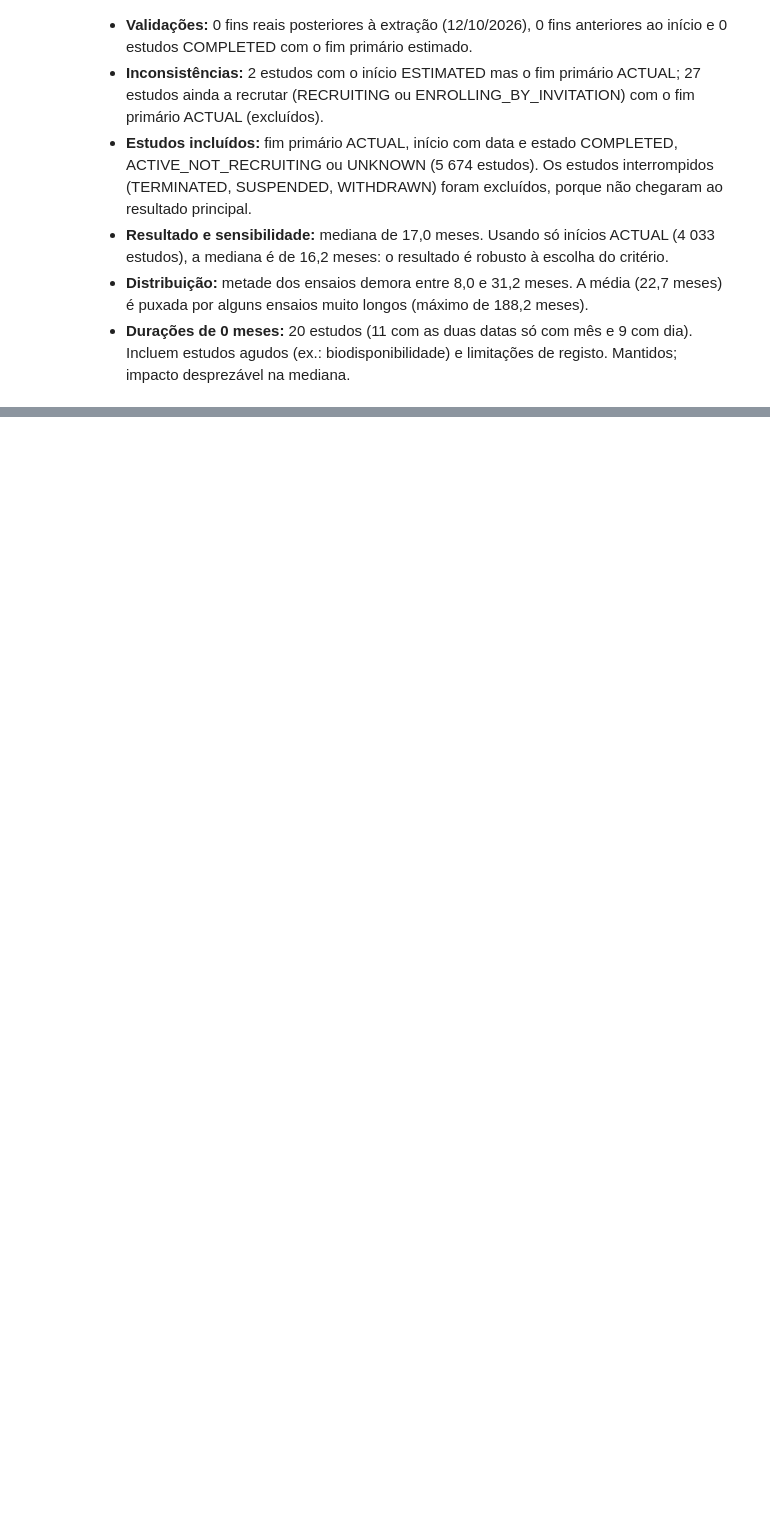
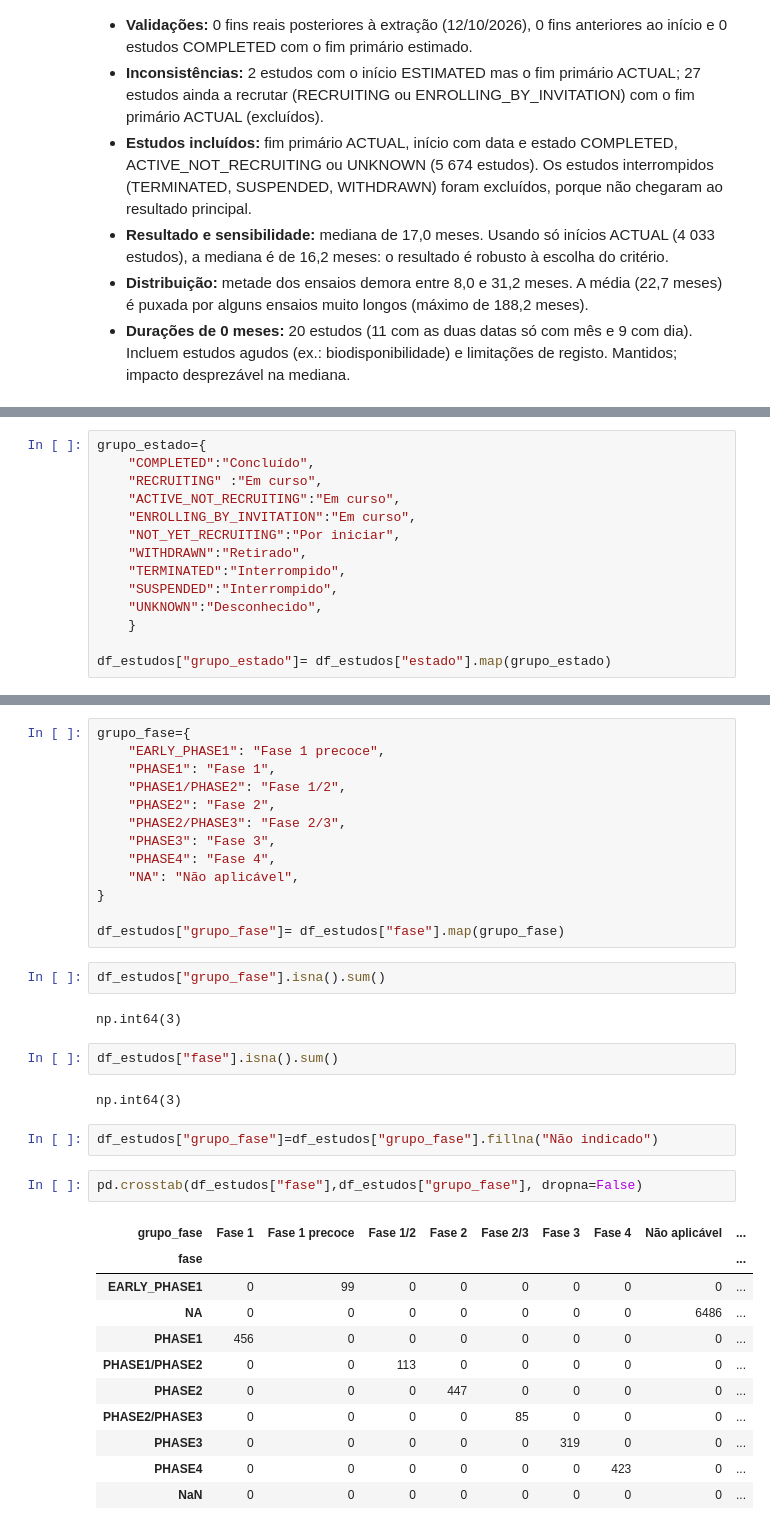
Before and after one commit to nanasofiait-dev/ensaios-obesidade, a Jupyter notebook: notebooks/02_limpeza.ipynb, the cells around one changed output, grey strips where cells are left out. Cells and saved outputs as stored; diff of their text form; blank space fills up the shorter version.

Commit message:
Agrupa e traduz as categorias de estado, fase, patrocinador e intervenção

```diff
--- a/notebooks/02_limpeza.ipynb
+++ b/notebooks/02_limpeza.ipynb
@@ -746,0 +763,14 @@ Name: titulo, dtype: str
+# %%
+grupo_estado={
+    "COMPLETED":"Concluído",
+    "RECRUITING" :"Em curso",
+    "ACTIVE_NOT_RECRUITING":"Em curso",
+    "ENROLLING_BY_INVITATION":"Em curso",
+    "NOT_YET_RECRUITING":"Por iniciar",
+    "WITHDRAWN":"Retirado",
+    "TERMINATED":"Interrompido",
+    "SUSPENDED":"Interrompido",
+    "UNKNOWN":"Desconhecido",
+    }
+
+df_estudos["grupo_estado"]= df_estudos["estado"].map(grupo_estado)
@@ -746,0 +828,37 @@ Name: titulo, dtype: str
+# %%
+grupo_fase={
+    "EARLY_PHASE1": "Fase 1 precoce",
+    "PHASE1": "Fase 1",
+    "PHASE1/PHASE2": "Fase 1/2",
+    "PHASE2": "Fase 2",
+    "PHASE2/PHASE3": "Fase 2/3",
+    "PHASE3": "Fase 3",
+    "PHASE4": "Fase 4",
+    "NA": "Não aplicável",
+}
+
+df_estudos["grupo_fase"]= df_estudos["fase"].map(grupo_fase)
+# %%
+df_estudos["grupo_fase"].isna().sum()
+# %% [output]
+np.int64(3)
+# %%
+df_estudos["fase"].isna().sum()
+# %% [output]
+np.int64(3)
+# %%
+df_estudos["grupo_fase"]=df_estudos["grupo_fase"].fillna("Não indicado")
+# %%
+pd.crosstab(df_estudos["fase"],df_estudos["grupo_fase"], dropna=False)
+# %% [output]
+| grupo_fase | Fase 1 | Fase 1 precoce | Fase 1/2 | Fase 2 | Fase 2/3 | Fase 3 | Fase 4 | Não aplicável | ... |
+| fase |  |  |  |  |  |  |  |  | ... |
+| EARLY_PHASE1 | 0 | 99 | 0 | 0 | 0 | 0 | 0 | 0 | ... |
+| NA | 0 | 0 | 0 | 0 | 0 | 0 | 0 | 6486 | ... |
+| PHASE1 | 456 | 0 | 0 | 0 | 0 | 0 | 0 | 0 | ... |
+| PHASE1/PHASE2 | 0 | 0 | 113 | 0 | 0 | 0 | 0 | 0 | ... |
+| PHASE2 | 0 | 0 | 0 | 447 | 0 | 0 | 0 | 0 | ... |
+| PHASE2/PHASE3 | 0 | 0 | 0 | 0 | 85 | 0 | 0 | 0 | ... |
+| PHASE3 | 0 | 0 | 0 | 0 | 0 | 319 | 0 | 0 | ... |
+| PHASE4 | 0 | 0 | 0 | 0 | 0 | 0 | 423 | 0 | ... |
+| NaN | 0 | 0 | 0 | 0 | 0 | 0 | 0 | 0 | ... |
```
Also changed, not shown: parts of 22 cells of this notebook.
